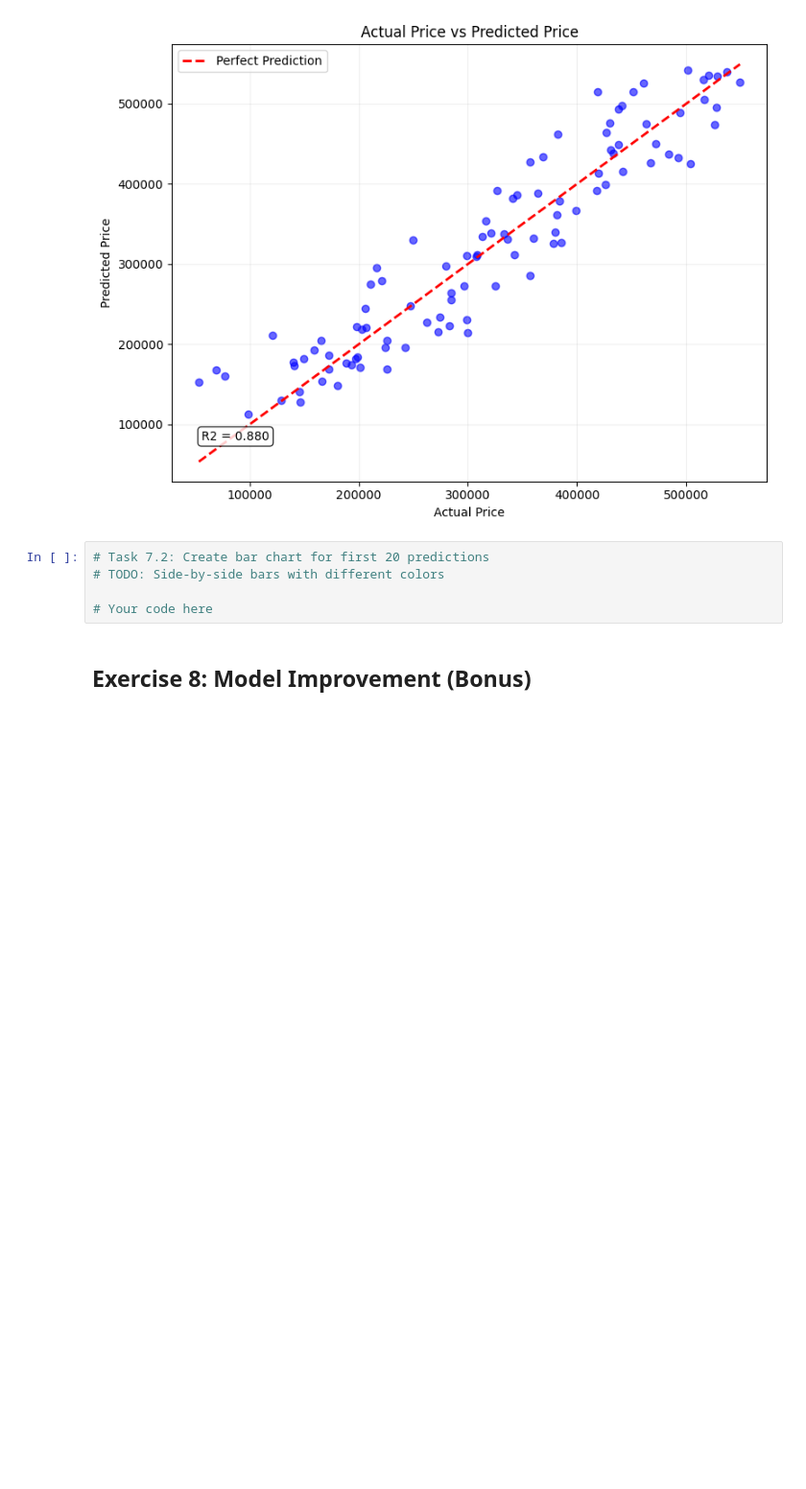
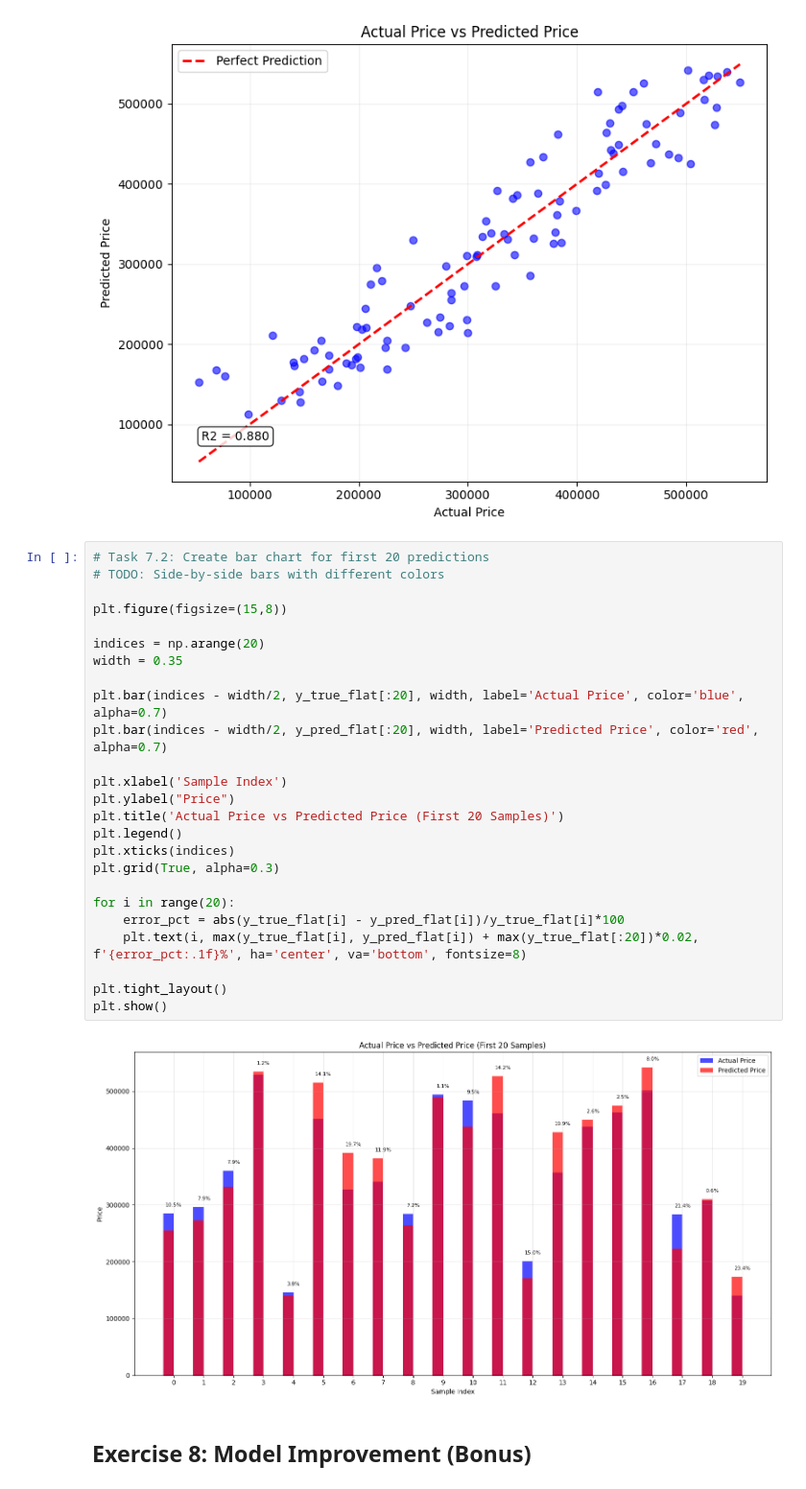
Before and after one commit to dev-paplix/pds-gx, a Jupyter notebook: Car_Price_Exercise_Template.ipynb, the cells around one changed output. Shown at 96% size. Saved outputs shown, nothing was run; the diff lists cells and outputs as text; blank space fills up the shorter version.

Commit message:
Car Prices Excercise Answer Befor Bonus

```diff
--- a/Car_Price_Exercise_Template.ipynb
+++ b/Car_Price_Exercise_Template.ipynb
@@ -439,8 +439,30 @@ plt.show()
 # %%
 # Task 7.2: Create bar chart for first 20 predictions
 # TODO: Side-by-side bars with different colors
 
-# Your code here
+plt.figure(figsize=(15,8))
+
+indices = np.arange(20)
+width = 0.35
+
+plt.bar(indices - width/2, y_true_flat[:20], width, label='Actual Price', color='blue', alpha=0.7)
+plt.bar(indices - width/2, y_pred_flat[:20], width, label='Predicted Price', color='red', alpha=0.7)
+
+plt.xlabel('Sample Index')
+plt.ylabel("Price")
+plt.title('Actual Price vs Predicted Price (First 20 Samples)')
+plt.legend()
+plt.xticks(indices)
+plt.grid(True, alpha=0.3)
+
+for i in range(20):
+    error_pct = abs(y_true_flat[i] - y_pred_flat[i])/y_true_flat[i]*100
+    plt.text(i, max(y_true_flat[i], y_pred_flat[i]) + max(y_true_flat[:20])*0.02, f'{error_pct:.1f}%', ha='center', va='bottom', fontsize=8)
+
+plt.tight_layout()
+plt.show()
+# %% [output]
+[figure, added]
 # %% [markdown]
 ## Exercise 8: Model Improvement (Bonus)
 # %%
```
